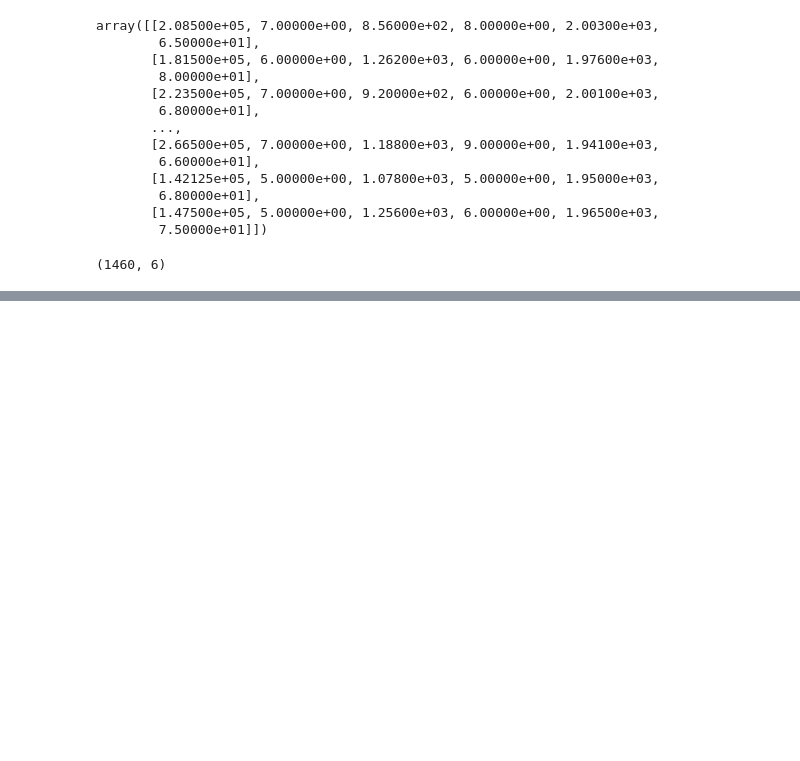
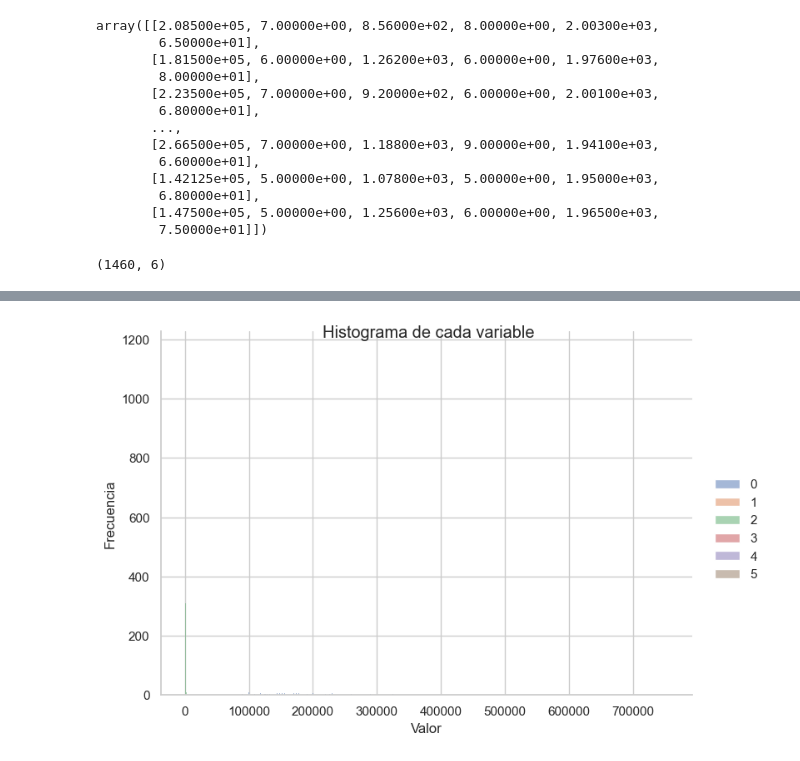
Before and after one commit to luistunag/Tareas-curso-Ciencia-de-datos-en-Python, a Jupyter notebook: 22003085_LuisTun_Proyecto1.ipynb, the cells around one changed output, grey strips where cells are left out. Drawn from its saved outputs; the diff is of its cells as text; code cells hidden in the pictures; blank space fills up the shorter version.

```diff
--- a/22003085_LuisTun_Proyecto1.ipynb
+++ b/22003085_LuisTun_Proyecto1.ipynb
@@ -66,0 +128,15 @@ set_de_validacion = datos[indice_80_por_ciento:, :]
+# %%
+# Configura el estilo de las gráficas
+sns.set(style="whitegrid")
+
+# Crea un objeto de tipo FacetGrid utilizando displot
+g = sns.displot(data=set_de_entrenamiento, kind="hist", kde=False, height=5, aspect=1.5)
+
+# Añade etiquetas y título
+g.set_axis_labels(x_var='Valor', y_var='Frecuencia')
+g.fig.suptitle('Histograma de cada variable')
+
+# Muestra la gráfica
+plt.show()
+# %% [output]
+[figure, added]
```
Also changed, not shown: parts of 13 cells of this notebook.
